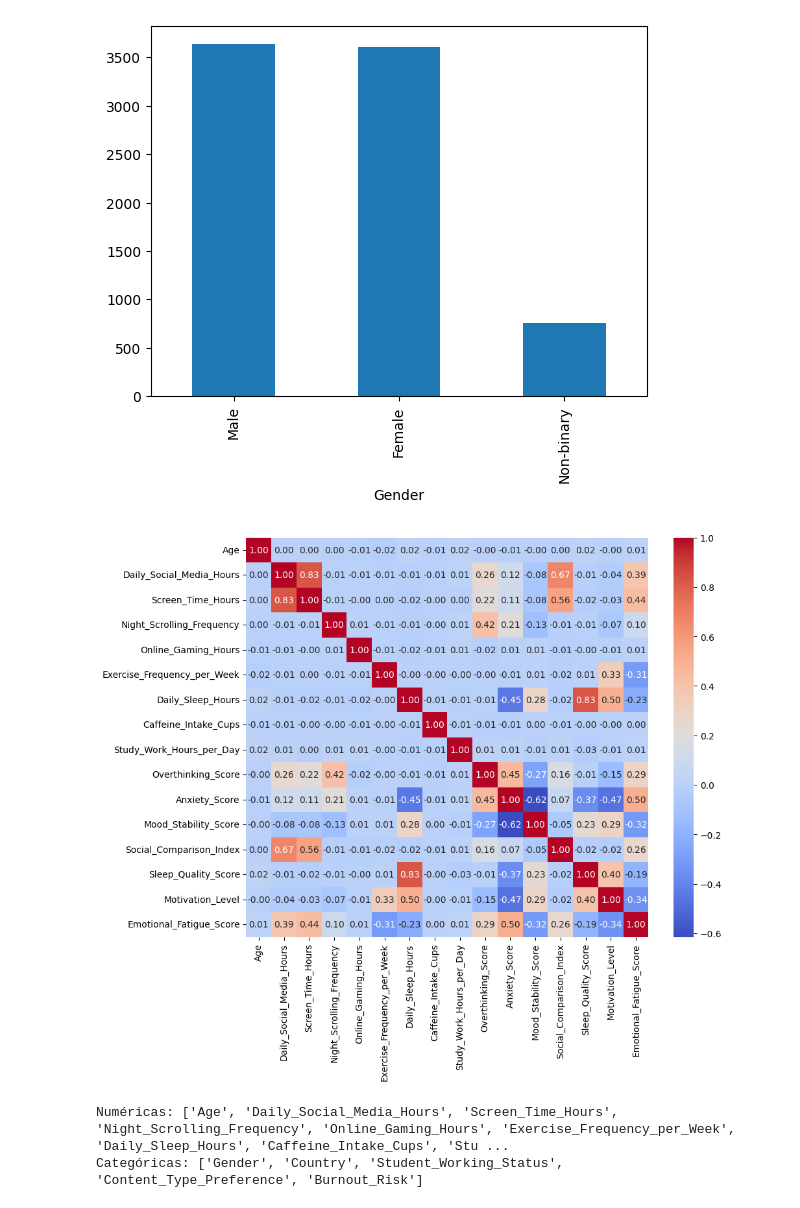
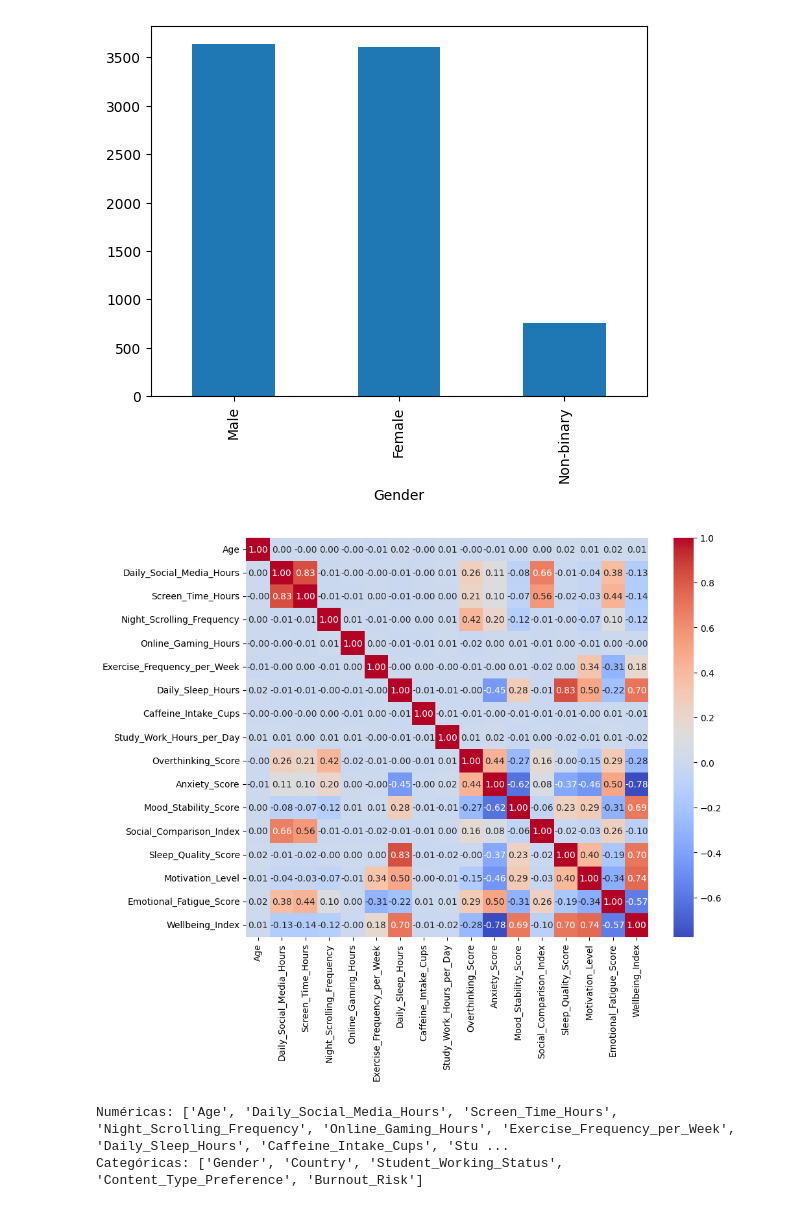
Before and after one commit to guedera/PredictionMentalWellness, a Jupyter notebook: codes/MLP.ipynb, the cells around one changed output. Cells and saved outputs as stored; diff of their text form; code cells hidden in the pictures.

```diff
--- a/codes/MLP.ipynb
+++ b/codes/MLP.ipynb
@@ -141,19 +141,19 @@ plt.show()
 [figure]
 [figure]
 # %%
-df_corr = X_train.select_dtypes(include=['number']).copy()
+df_corr = df.select_dtypes(include=['number']).copy()
 
 corr = df_corr.corr()
 
 plt.figure(figsize=(10,8))
 
 sns.heatmap(corr,
             annot=True,
             cmap="coolwarm",
             fmt=".2f")
 plt.show()
 # %% [output]
-[figure, old version]
+[figure, new version]
 # %%
 numeric_features = X_train.select_dtypes(include=["number"]).columns.tolist()
 categorical_features = X_train.select_dtypes(exclude=["number"]).columns.tolist()
```
Also changed, not shown: parts of 2 cells of this notebook.
